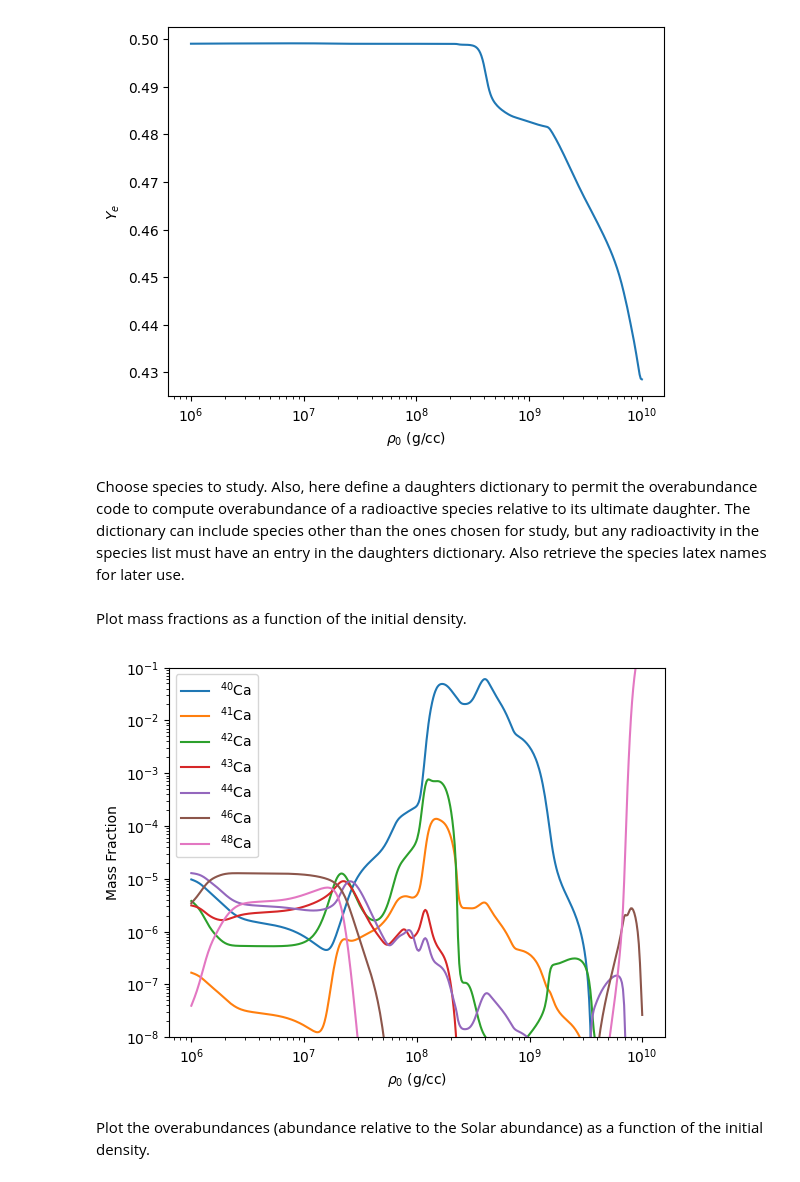
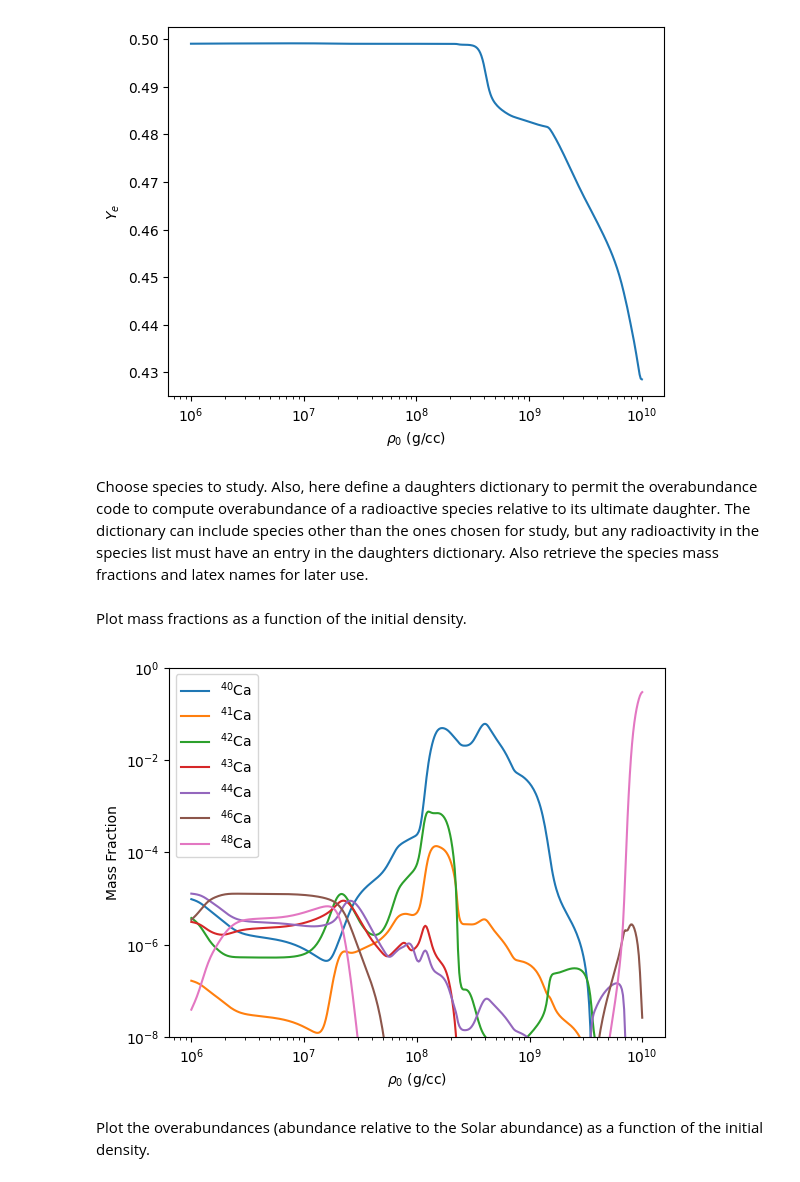
Before and after one commit to mbradle/NRLEE-Nucleosynthesis, a Jupyter notebook: nrlee.ipynb, the cells around one changed output. Saved outputs shown, nothing was run; the diff lists cells and outputs as text; code cells hidden in the pictures.

```diff
--- a/nrlee.ipynb
+++ b/nrlee.ipynb
@@ -221,9 +236,8 @@ full.plot_property_vs_property('rho_0', 't9_0', xscale = 'log', xlabel = '$\\rho
 # %% [markdown]
 Plot the final electron fraction $Y_e$ as a function of the initial density.  At high density, electron-capture reactions are sufficiently fast during the explosion that $Y_e$ reduces down to values well below the initial value near 0.5.
 # %%
-y = full.get_all_abundances_in_zones()
+y = full.get_all_abundances_in_zones(zone_xpath=zone_xpath)
 ye = np.sum(np.dot(np.swapaxes(y, 1, 2), np.arange(y.shape[1])), axis=1)
-props = full.get_properties_as_floats(['rho_0'])
 plt.plot(props['rho_0'], ye)
 plt.xscale('log')
 plt.xlabel('$\\rho_0$ (g/cc)')
@@ -232,19 +246,27 @@ plt.show()
 # %% [output]
 [figure]
 # %% [markdown]
-Choose species to study. Also, here define a daughters dictionary to permit the overabundance code to compute overabundance of a radioactive species relative to its ultimate daughter. The dictionary can include species other than the ones chosen for study, but any radioactivity in the species list must have an entry in the daughters dictionary.  Also retrieve the species latex names for later use.
+Choose species to study. Also, here define a daughters dictionary to permit the overabundance code to compute overabundance of a radioactive species relative to its ultimate daughter. The dictionary can include species other than the ones chosen for study, but any radioactivity in the species list must have an entry in the daughters dictionary.  Also retrieve the species mass fractions and latex names for later use.
 # %%
 species = ['ca40', 'ca41', 'ca42', 'ca43', 'ca44', 'ca46', 'ca48']
 daughters = {'ca41': 'k41', 'fe60': 'ni60'}
 lnames = full.get_latex_names(species)
+x = full.get_mass_fractions(species, zone_xpath=zone_xpath)
 # %% [markdown]
 Plot mass fractions as a function of the initial density.
-# %%
-species = ['ca40', 'ca41', 'ca42', 'ca43', 'ca44', 'ca46', 'ca48']
-full.plot_mass_fractions_vs_property('rho_0', species, xlabel='$\\rho_{0}$ (g/cc)', use_latex_names=True, \
-                                      xscale = 'log', yscale='log', ylim=[1.e-8,1.e-1])
-# %% [output]
-[figure, removed]
+# %%
+for sp in species:
+    plt.plot(props['rho_0'], x[sp], label=lnames[sp])
+
+plt.xscale('log')
+plt.yscale('log')
+plt.ylim([1.e-8,1])
+plt.xlabel('$\\rho_{0}$ (g/cc)')
+plt.ylabel('Mass Fraction')
+plt.legend()
+plt.show()
+# %% [output]
+[figure, added]
 # %% [markdown]
 Plot the overabundances (abundance relative to the Solar abundance) as a function of the initial density.
 # %%
```
Also changed, not shown: parts of 11 cells of this notebook.
